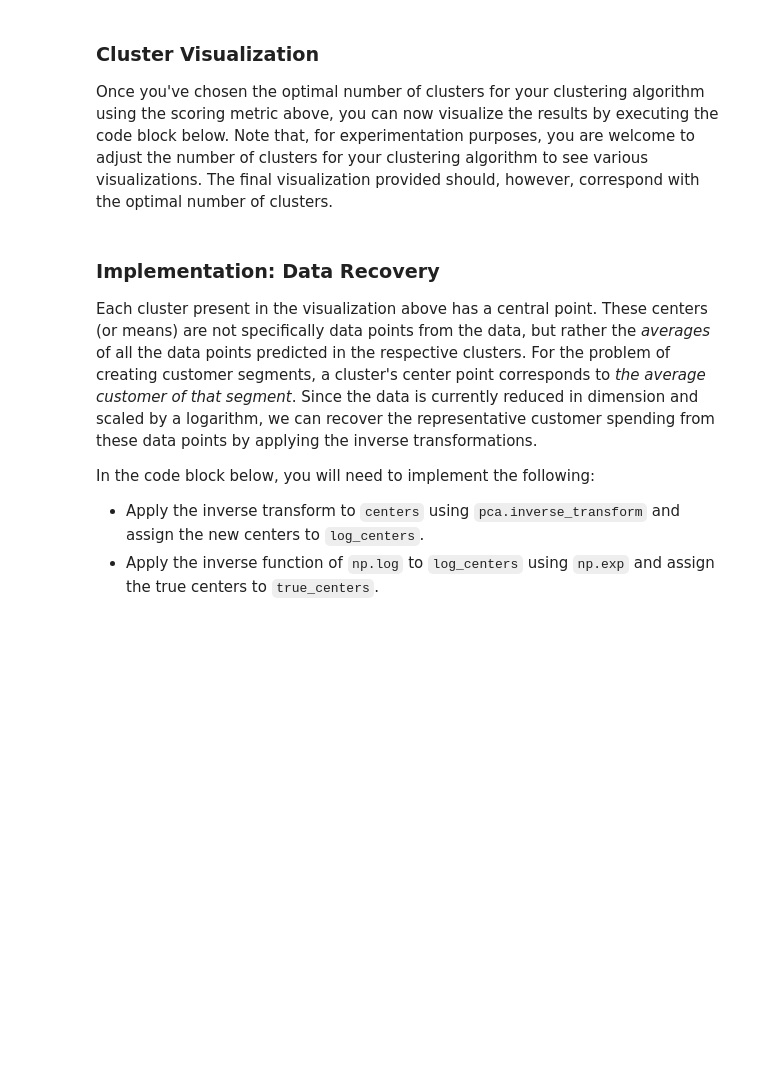
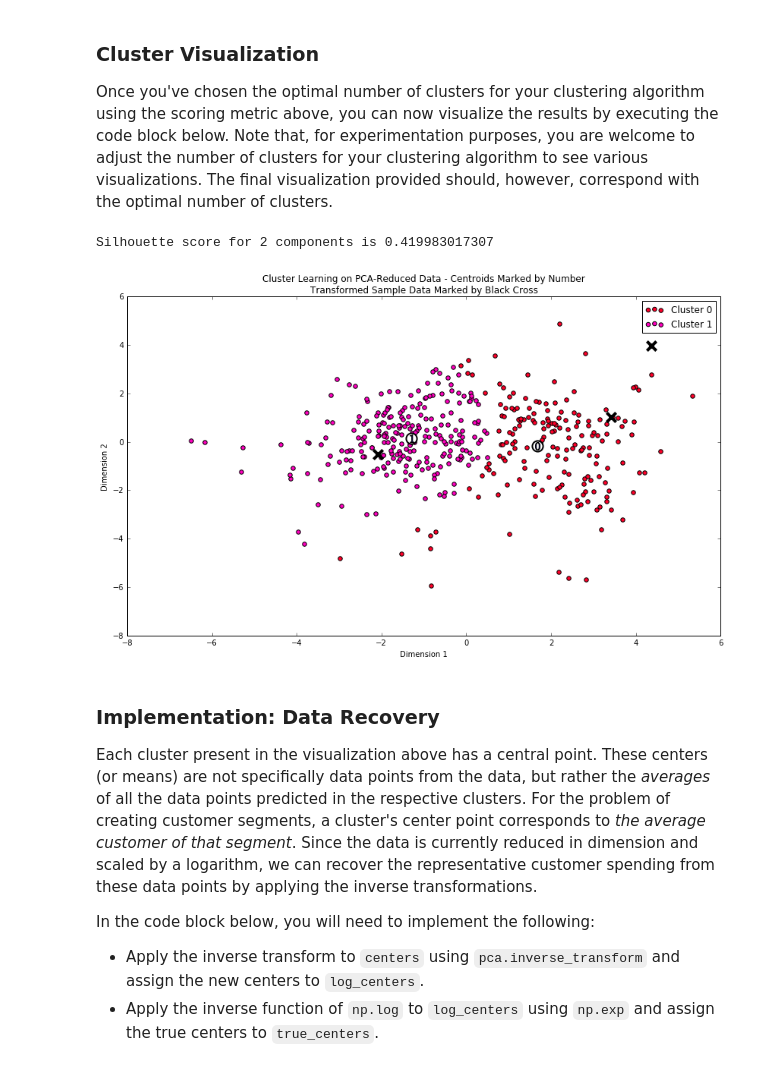
Before and after one commit to armandosrz/UdacityNanoMachine, a Jupyter notebook: customer_segments/customer_segments.ipynb, the cells around one changed output. Saved outputs shown, nothing was run; the diff lists cells and outputs as text; code cells hidden in the pictures; blank space fills up the shorter version.

```diff
--- a/customer_segments/customer_segments.ipynb
+++ b/customer_segments/customer_segments.ipynb
@@ -284,13 +419,14 @@ In the code block below, you will need to implement the following:
  - Apply a PCA transformation of `log_samples` using `pca.transform`, and assign the results to `pca_samples`.
 # %%
 # TODO: Apply PCA by fitting the good data with only two dimensions
-pca = None
+pca = PCA(n_components=2).fit(good_data)
 
 # TODO: Transform the good data using the PCA fit above
-reduced_data = None
+reduced_data = pca.transform(good_data)
 
 # TODO: Transform log_samples using the PCA fit above
-pca_samples = None
+pca_samples = pca.transform(log_samples)
 
 # Create a DataFrame for the reduced data
 reduced_data = pd.DataFrame(reduced_data, columns = ['Dimension 1', 'Dimension 2'])
+print 'done'
@@ -335,20 +491,27 @@ In the code block below, you will need to implement the following:
  - Import `sklearn.metrics.silhouette_score` and calculate the silhouette score of `reduced_data` against `preds`.
    - Assign the silhouette score to `score` and print the result.
 # %%
-# TODO: Apply your clustering algorithm of choice to the reduced data
-clusterer = None
+from sklearn import mixture
+from sklearn.metrics import silhouette_score
 
-# TODO: Predict the cluster for each data point
-preds = None
 
-# TODO: Find the cluster centers
-centers = None
+def get_gmm(n_comp):
+    # TODO: Apply your clustering algorithm of choice to the reduced data
+    clusterer = mixture.GMM(n_components = n_comp).fit(reduced_data)
 
-# TODO: Predict the cluster for each transformed sample data point
-sample_preds = None
+    # TODO: Predict the cluster for each data point
+    preds = clusterer.predict(reduced_data)
 
-# TODO: Calculate the mean silhouette coefficient for the number of clusters chosen
-score = None
+    # TODO: Find the cluster centers
+    centers = clusterer.means_
+
+    # TODO: Predict the cluster for each transformed sample data point
+    sample_preds = clusterer.predict(pca_samples)
+
+    # TODO: Calculate the mean silhouette coefficient for the number of clusters chosen
+    score = silhouette_score(reduced_data, preds)
+    print 'Silhouette score for {} components is {}'.format(n_comp, score)
+    return preds, centers,  sample_preds
 # %% [markdown]
 ### Question 7
 *Report the silhouette score for several cluster numbers you tried. Of these, which number of clusters has the best silhouette score?*
@@ -359,7 +536,11 @@ score = None
 Once you've chosen the optimal number of clusters for your clustering algorithm using the scoring metric above, you can now visualize the results by executing the code block below. Note that, for experimentation purposes, you are welcome to adjust the number of clusters for your clustering algorithm to see various visualizations. The final visualization provided should, however, correspond with the optimal number of clusters.
 # %%
 # Display the results of the clustering from implementation
+preds, centers, sample_preds = get_gmm(2)
 vs.cluster_results(reduced_data, preds, centers, pca_samples)
+# %% [output]
+Silhouette score for 2 components is 0.419983017307
+[figure, added]
 # %% [markdown]
 ### Implementation: Data Recovery
 Each cluster present in the visualization above has a central point. These centers (or means) are not specifically data points from the data, but rather the *averages* of all the data points predicted in the respective clusters. For the problem of creating customer segments, a cluster's center point corresponds to *the average customer of that segment*. Since the data is currently reduced in dimension and scaled by a logarithm, we can recover the representative customer spending from these data points by applying the inverse transformations.
```
Also changed, not shown: parts of 33 cells of this notebook, 1 other file.
